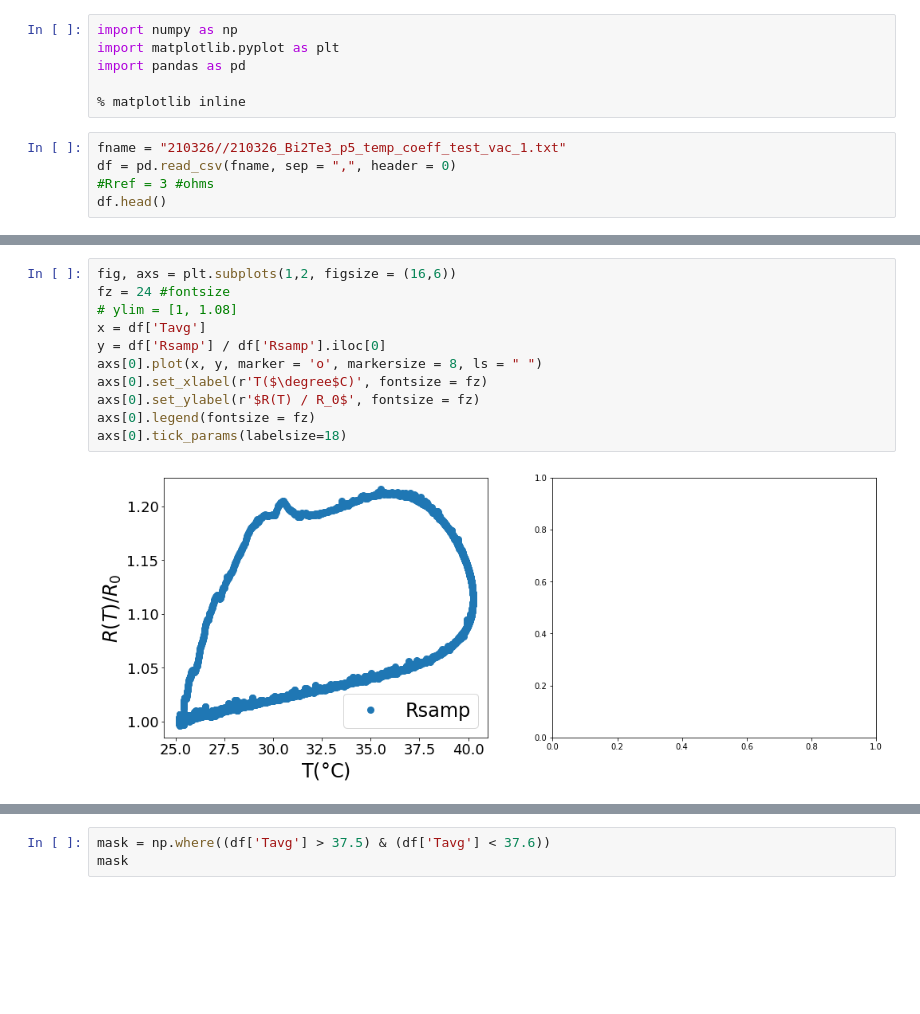
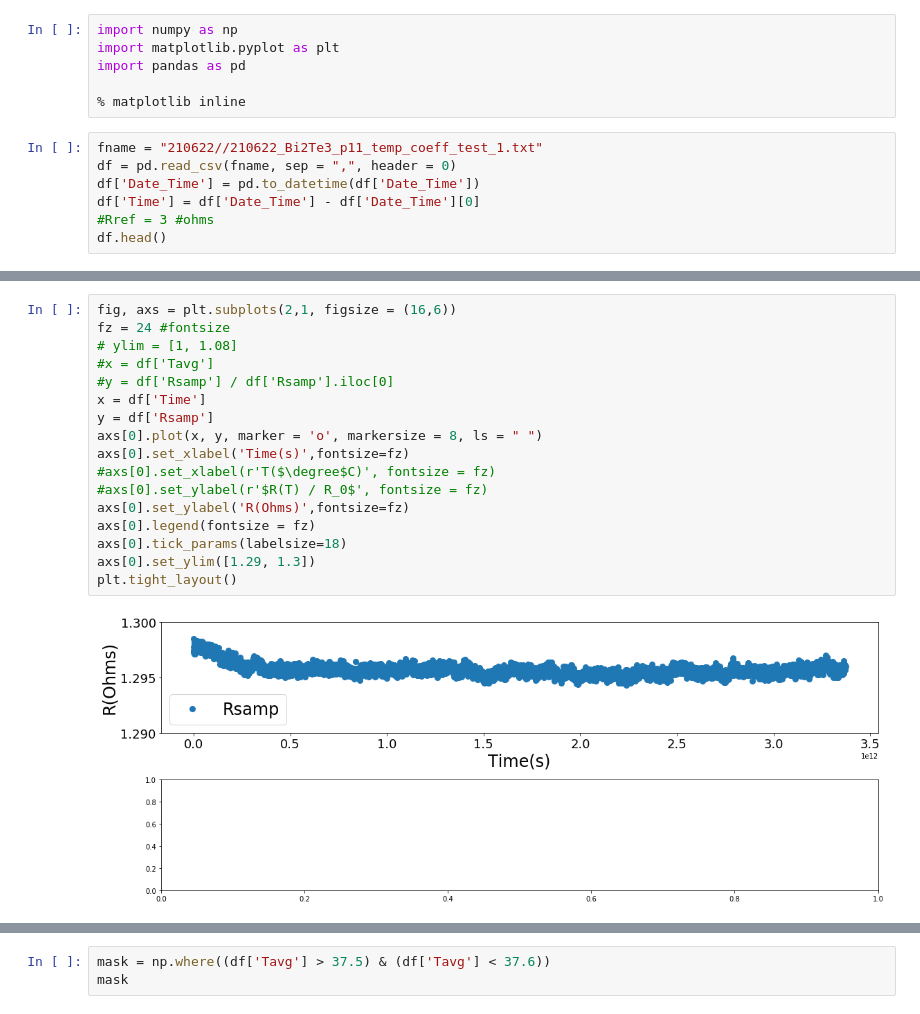
Before and after one commit to xyan36/GraysonGroup, a Jupyter notebook: suspended_wire/temp_coeff_analysis.ipynb, the cells around one changed output, grey strips where cells are left out. Drawn from its saved outputs; the diff is of its cells as text; blank space fills up the shorter version.

```diff
--- a/suspended_wire/temp_coeff_analysis.ipynb
+++ b/suspended_wire/temp_coeff_analysis.ipynb
@@ -5,8 +5,10 @@ import pandas as pd
 
 % matplotlib inline
 # %%
-fname = "210326//210326_Bi2Te3_p5_temp_coeff_test_vac_1.txt"
+fname = "210622//210622_Bi2Te3_p11_temp_coeff_test_1.txt"
 df = pd.read_csv(fname, sep = ",", header = 0)
+df['Date_Time'] = pd.to_datetime(df['Date_Time'])
+df['Time'] = df['Date_Time'] - df['Date_Time'][0]
 #Rref = 3 #ohms
 df.head()
 # %% [output]
@@ -19,13 +67,19 @@ df.head()
 # %%
-fig, axs = plt.subplots(1,2, figsize = (16,6))
+fig, axs = plt.subplots(2,1, figsize = (16,6))
 fz = 24 #fontsize
 # ylim = [1, 1.08]
-x = df['Tavg']
-y = df['Rsamp'] / df['Rsamp'].iloc[0]
+#x = df['Tavg']
+#y = df['Rsamp'] / df['Rsamp'].iloc[0]
+x = df['Time']
+y = df['Rsamp']
 axs[0].plot(x, y, marker = 'o', markersize = 8, ls = " ")
-axs[0].set_xlabel(r'T($\degree$C)', fontsize = fz)
-axs[0].set_ylabel(r'$R(T) / R_0$', fontsize = fz)
+axs[0].set_xlabel('Time(s)',fontsize=fz)
+#axs[0].set_xlabel(r'T($\degree$C)', fontsize = fz)
+#axs[0].set_ylabel(r'$R(T) / R_0$', fontsize = fz)
+axs[0].set_ylabel('R(Ohms)',fontsize=fz)
 axs[0].legend(fontsize = fz)
 axs[0].tick_params(labelsize=18)
+axs[0].set_ylim([1.29, 1.3])
+plt.tight_layout()
 # %% [output]
-[figure, old version]
+[figure, new version]
```
Also changed, not shown: parts of 4 cells of this notebook, 25 other files.
